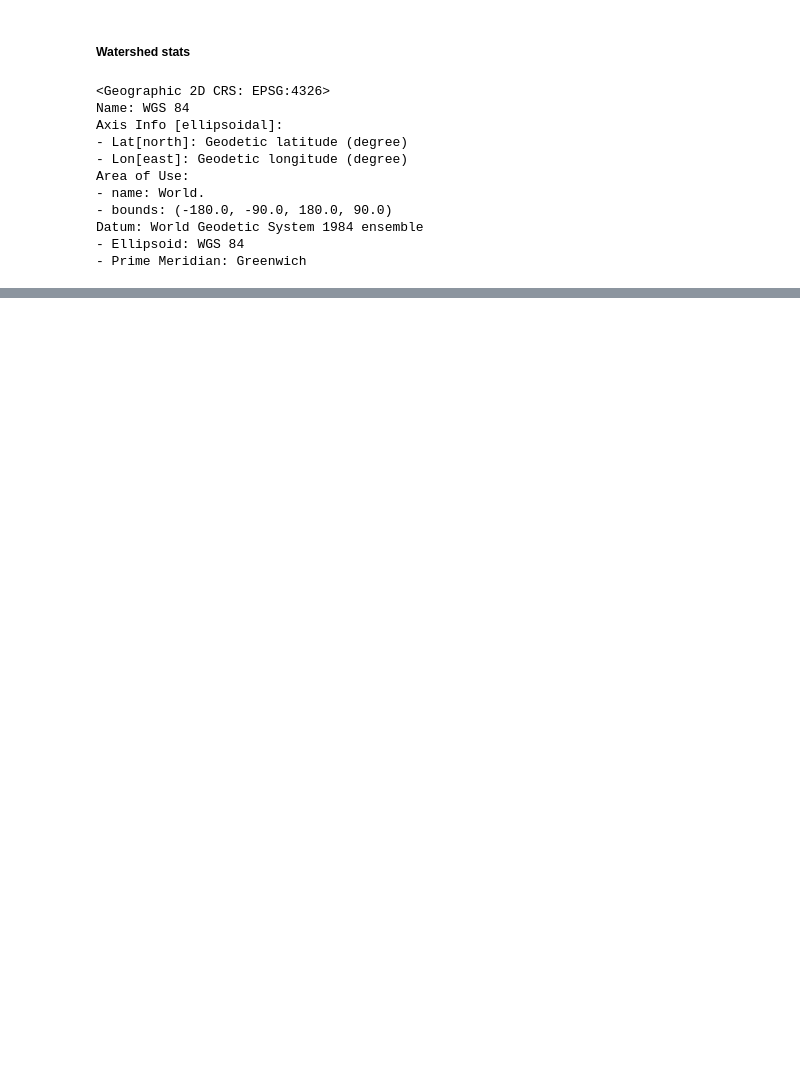
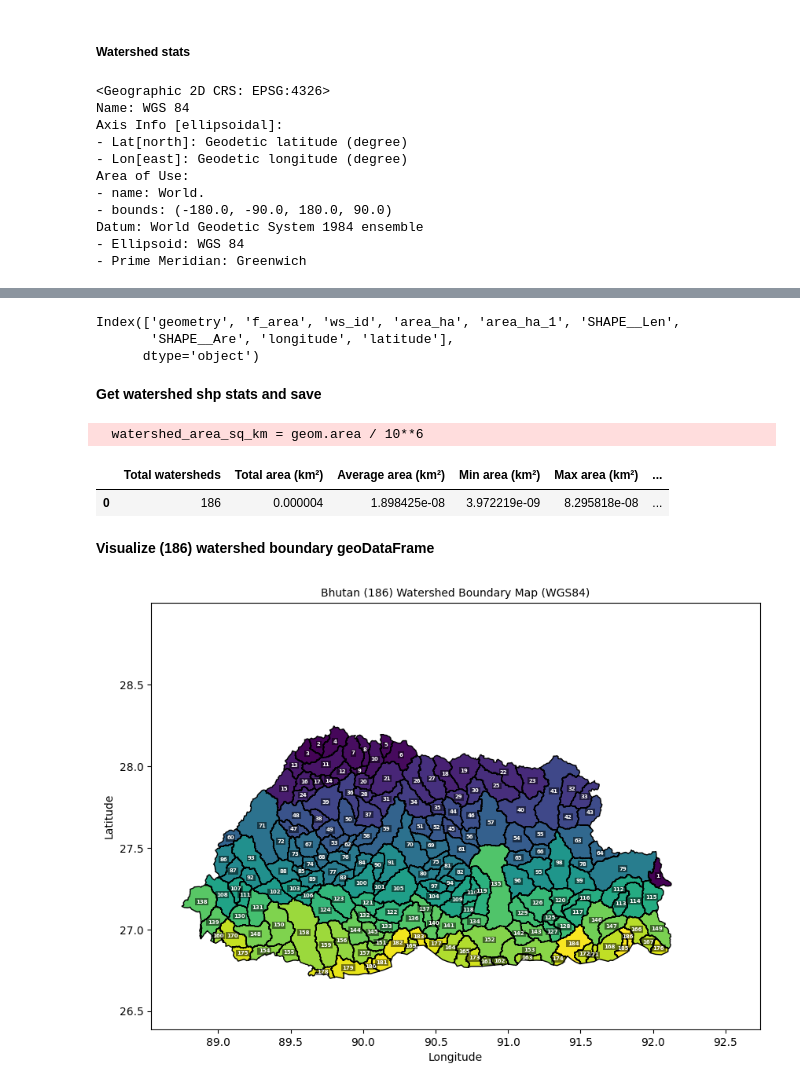
Before and after one commit to QingfangLiu/bhutan_climate_modeling, a Jupyter notebook: code/watershed/watershed_boundary.ipynb, the cells around one changed output, grey strips where cells are left out. Saved outputs shown, nothing was run; the diff lists cells and outputs as text; code cells hidden in the pictures; blank space fills up the shorter version.

```diff
--- a/code/watershed/watershed_boundary.ipynb
+++ b/code/watershed/watershed_boundary.ipynb
@@ -99,5 +126,5 @@ boun_prj_file = f"{watershed_boundary_data_path}/186 Watershed boundary.prj"
 # %%
-with open(boun_prj_file, "r") as prj_file:
+with open(wb_prj_file, "r") as prj_file:
     prj_text = prj_file.read()
 # %%
 # check if prj_text holds the content of 'Bhutan boundary.prj' file
@@ -117,5 +144,5 @@ EPSG Code (if available): 3857
 # %%
-boun_shp_file = f"{watershed_boundary_data_path}/186 Watershed boundary.shp"
+wb_shp_file = f"{watershed_boundary_data_path}/186 Watershed boundary.shp"
 # %%
 def load_watershed_data(shp_file="", prj_crs=None):
     gdf_orig = None
@@ -155,6 +182,6 @@ def load_watershed_data(shp_file="", prj_crs=None):
     return df_gdf_watershed_wgs84
 # %%
-# load basin boundary data
-gdf_watershed_wgs84 = load_watershed_data(shp_file=boun_shp_file, prj_crs=epsg)
+# load watershed boundary data
+gdf_watershed_wgs84 = load_watershed_data(shp_file=wb_shp_file, prj_crs=epsg)
 gdf_watershed_wgs84.head(2)
 # %% [output]
@@ -230,9 +225,3 @@ Area of Use:
 Datum: World Geodetic System 1984 ensemble
 - Ellipsoid: WGS 84
 - Prime Meridian: Greenwich
-# %%
-# derive some of the stat columns
-geom = gdf_watershed_wgs84.geometry.to_crs(epsg=4326)
-gdf_watershed_wgs84['area_sq_m'] = geom.area
-gdf_watershed_wgs84['area_sq_km'] = geom.area / 10**6
-gdf_watershed_wgs84["perimeter_m"] = geom.length
@@ -303,0 +228,8 @@ gdf_watershed_wgs84.shape
+# %%
+gdf_watershed_wgs84.columns
+# %% [output]
+Index(['geometry', 'f_area', 'ws_id', 'area_ha', 'area_ha_1', 'SHAPE__Len',
+       'SHAPE__Are', 'longitude', 'latitude'],
+      dtype='object')
+# %% [markdown]
+**Get watershed shp stats and save**
@@ -303,0 +275,8 @@ gdf_watershed_wgs84.shape
+# %%
+# Asswmble watershed boundary stats
+watershed_stats = get_watershed_boundary_stats(gdf=gdf_watershed_wgs84)
+watershed_stats
+# %% [output]
+  watershed_area_sq_km = geom.area / 10**6
+|  | Total watersheds | Total area (km²) | Average area (km²) | Min area (km²) | Max area (km²) | ... |
+| 0 | 186 | 0.000004 | 1.898425e-08 | 3.972219e-09 | 8.295818e-08 | ... |
@@ -303,0 +288,2 @@ gdf_watershed_wgs84.shape
+# %% [markdown]
+**Visualize (186) watershed boundary geoDataFrame**
@@ -303,0 +314,7 @@ gdf_watershed_wgs84.shape
+# %%
+# plot (186) watershed-boundaries
+plot_watershed_boundaries(gdf=gdf_watershed_wgs84,
+                          plt_title="Bhutan (186) Watershed Boundary Map (WGS84)",
+                          column="ws_id")
+# %% [output]
+[figure, added]
```
Also changed, not shown: parts of 30 cells of this notebook, 5 other files.
